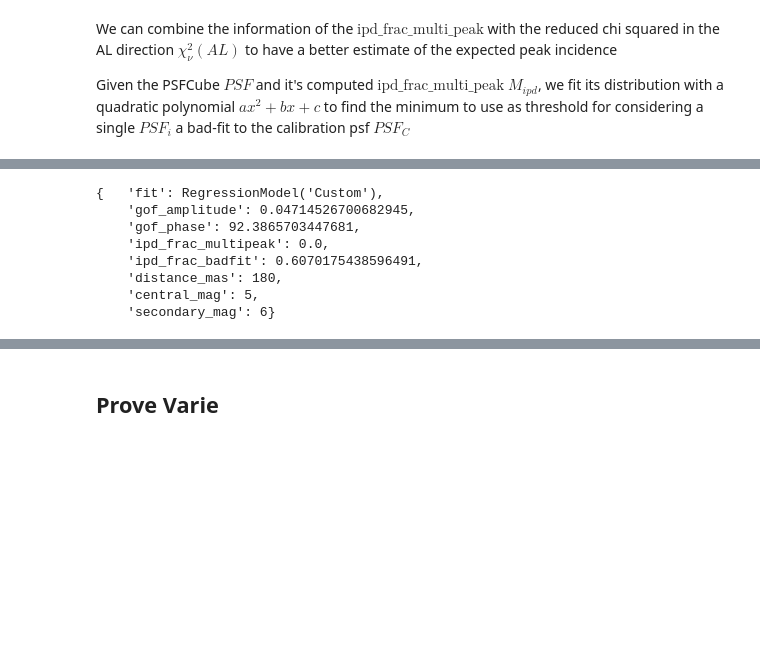
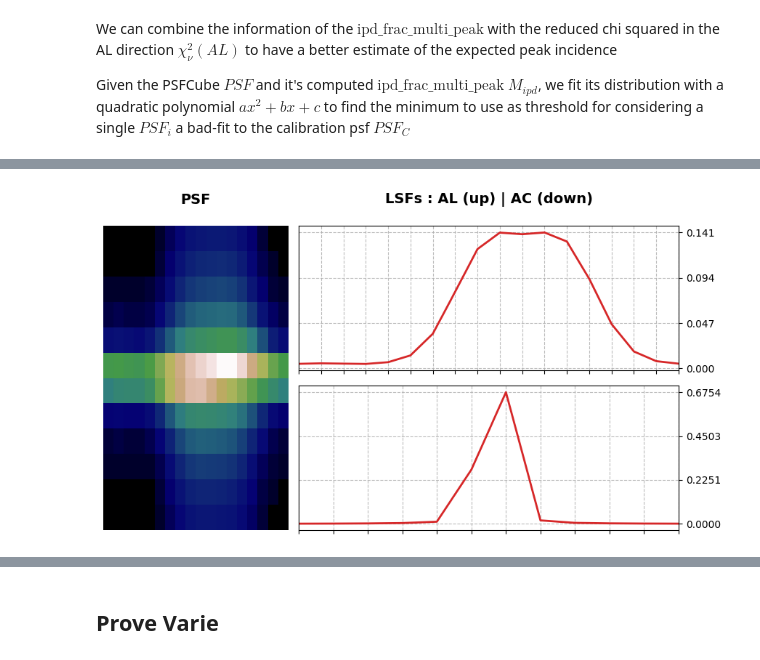
Before and after one commit to pietroferraiuolo/BINCAT, a Jupyter notebook: scripts/05-bulk-analysis.ipynb, the cells around one changed output, grey strips where cells are left out. Cells and saved outputs as stored; diff of their text form; code cells hidden in the pictures; blank space fills up the shorter version.

```diff
--- a/scripts/05-bulk-analysis.ipynb
+++ b/scripts/05-bulk-analysis.ipynb
@@ -337,11 +285,67 @@ ipd.harmonic_fit()
-# %%
-print(ipd)
-# %% [output]
-{   'fit': RegressionModel('Custom'),
-    'gof_amplitude': 0.04714526700682945,
-    'gof_phase': 92.3865703447681,
-    'ipd_frac_multipeak': 0.0,
-    'ipd_frac_badfit': 0.6070175438596491,
-    'distance_mas': 180,
-    'central_mag': 5,
-    'secondary_mag': 6}
+# %%
+from astropy.visualization import ImageNormalize, MinMaxInterval, LogStretch
+
+psf = cube[50].psf_2d
+psf_x = cube[50].psf_al
+psf_y = cube[50].psf_ac
+
+norm = ImageNormalize(
+    vmin=np.nanmin(psf),
+    vmax=np.nanmax(psf),
+    stretch=LogStretch(500),
+    interval=MinMaxInterval(),
+)
+
+fig = plt.figure(figsize=(8.8,5))
+
+extent = (
+        -psf.shape[0] // 2,
+        psf.shape[0] // 2,
+        -psf.shape[1] // 2,
+        psf.shape[1] // 2,
+    )
+origin = "lower"
+cmap = 'gist_earth'
+aspect='auto'
+
+ax1 = plt.subplot2grid((2, 3), (0, 0), rowspan=2, colspan=1)
+ax1.imshow(
+    psf,
+    cmap=cmap,
+    aspect=aspect,
+    extent=extent,
+    origin=origin,
+    norm=norm,
+)
+ax1.axis("off")  # to hide axes
+ax1.set_title("PSF\n", fontdict={"size": 14, "weight": "semibold"})
+
+# AL Right top: first plot (top half of right, 2/3 width)
+ax2 = plt.subplot2grid((2, 3), (0, 1), rowspan=1, colspan=2)
+ax2.plot(psf_x, linewidth=2, color="tab:red")
+
+if not psf_x.shape[0] > 20:
+    ax2.set_xticks(np.arange(0, int(psf_x.shape[0] + 1)), labels=[])
+    ax2.set_yticks(np.linspace(0, psf_x.max(), 4))
+ax2.yaxis.set_label_position("right")
+ax2.yaxis.set_ticks_position("right")
+ax2.set_xlim(0, psf_x.shape[0] - 1)
+ax2.grid(True, linestyle="--", alpha=0.85)
+ax2.set_title("LSFs : AL (up) | AC (down)\n", fontdict={"size": 14, "weight": "semibold"})
+
+# AC Right bottom: second plot (bottom half of right, 2/3 width)
+ax3 = plt.subplot2grid((2, 3), (1, 1), rowspan=1, colspan=2)
+ax3.plot(psf_y, linewidth=2, color="tab:red")
+
+if not psf_y.shape[0] > 20:
+    ax3.set_xticks(np.arange(0, int(psf_y.shape[0] + 1)), labels=[])
+    ax3.set_yticks(np.linspace(0, psf_y.max(), 4))
+ax3.yaxis.set_label_position("right")
+ax3.yaxis.set_ticks_position("right")
+ax3.set_xlim(0, psf_y.shape[0] - 1)
+ax3.grid(True, linestyle="--", alpha=0.85)
+
+plt.tight_layout()
+plt.show()
+# %% [output]
+[figure, added]
```
Also changed, not shown: parts of 17 cells of this notebook, 4 other files.
